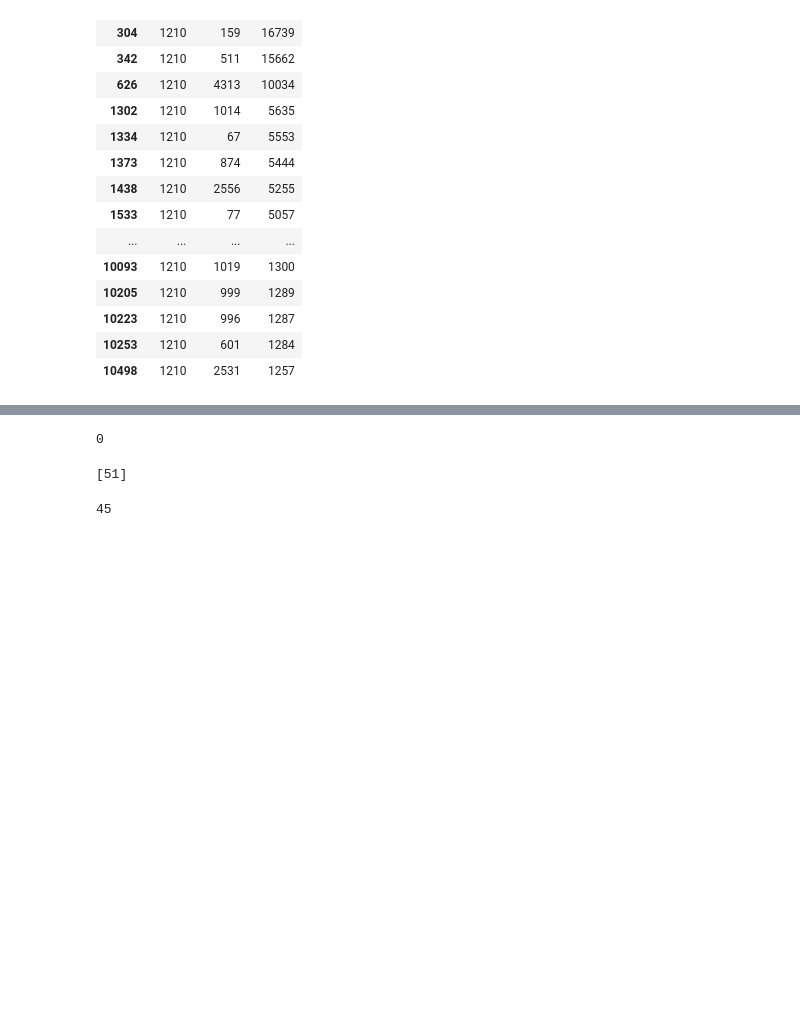
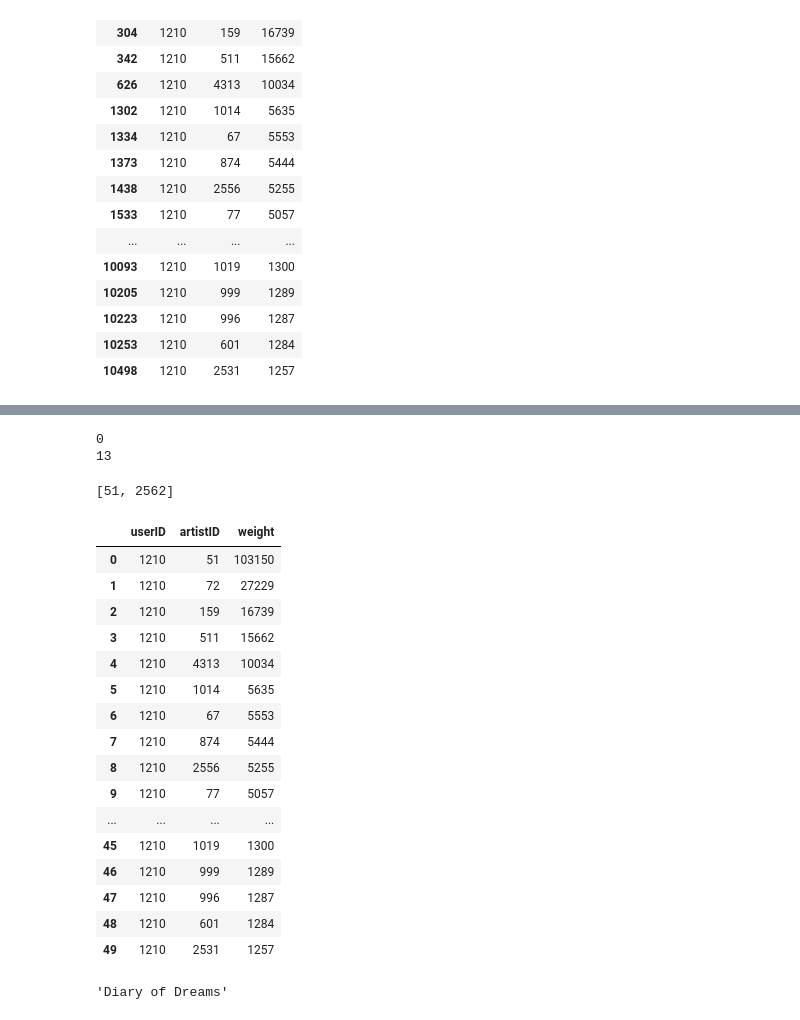
Before and after one commit to bvcl/MinWebProject, a Jupyter notebook: Recommender.ipynb, the cells around one changed output, grey strips where cells are left out. Saved outputs shown, nothing was run; the diff lists cells and outputs as text; code cells hidden in the pictures; blank space fills up the shorter version.

```diff
--- a/Recommender.ipynb
+++ b/Recommender.ipynb
@@ -126,7 +233,7 @@ recomendationWeight = 0
 recomendation = 0
 for i in range(len(mostSimilarPref)):
     if mostSimilarPref[i] > recomendationWeight:
-        if mostSimilarPref[i] not in similars:
+        if int(mostSimilarPref.index[i]) not in similars:
             recomendationWeight = mostSimilarPref[i]
             recomendation = i
 recID = artistlist[int(recomendation)]
@@ -190,7 +279,7 @@ recomendation = 0
 recomendationWeight = 0
 for i in range(len(mostSimilarPref)):
     if mostSimilarPref2[i] > recomendationWeight:
-        if mostSimilarPref2[i] not in similars2:
+        if int(mostSimilarPref2.index[i]) not in similars2:
             recomendationWeight = mostSimilarPref2[i]
             recomendation = i
 recID = artistlist[int(recomendation)]
@@ -361,8 +484,25 @@ for i in range(len(mlto3)):
 similars3
 # %% [output]
 0
+13
-[51]
+[51, 2562]
-# %%
-mlto3['index'][0]
-# %% [output]
-45
+# %%
+ua4
+# %% [output]
+|  | userID | artistID | weight |
+| 0 | 1210 | 51 | 103150 |
+| 1 | 1210 | 72 | 27229 |
+| 2 | 1210 | 159 | 16739 |
+| 3 | 1210 | 511 | 15662 |
+| 4 | 1210 | 4313 | 10034 |
+| 5 | 1210 | 1014 | 5635 |
+| 6 | 1210 | 67 | 5553 |
+| 7 | 1210 | 874 | 5444 |
+| 8 | 1210 | 2556 | 5255 |
+| 9 | 1210 | 77 | 5057 |
+| ... | ... | ... | ... |
+| 45 | 1210 | 1019 | 1300 |
+| 46 | 1210 | 999 | 1289 |
+| 47 | 1210 | 996 | 1287 |
+| 48 | 1210 | 601 | 1284 |
+| 49 | 1210 | 2531 | 1257 |
@@ -368,0 +567,5 @@ mlto3['index'][0]
+# %%
+result3 = recBruteForce(aba)
+result3
+# %% [output]
+'Diary of Dreams'
```
Also changed, not shown: parts of 27 cells of this notebook.
